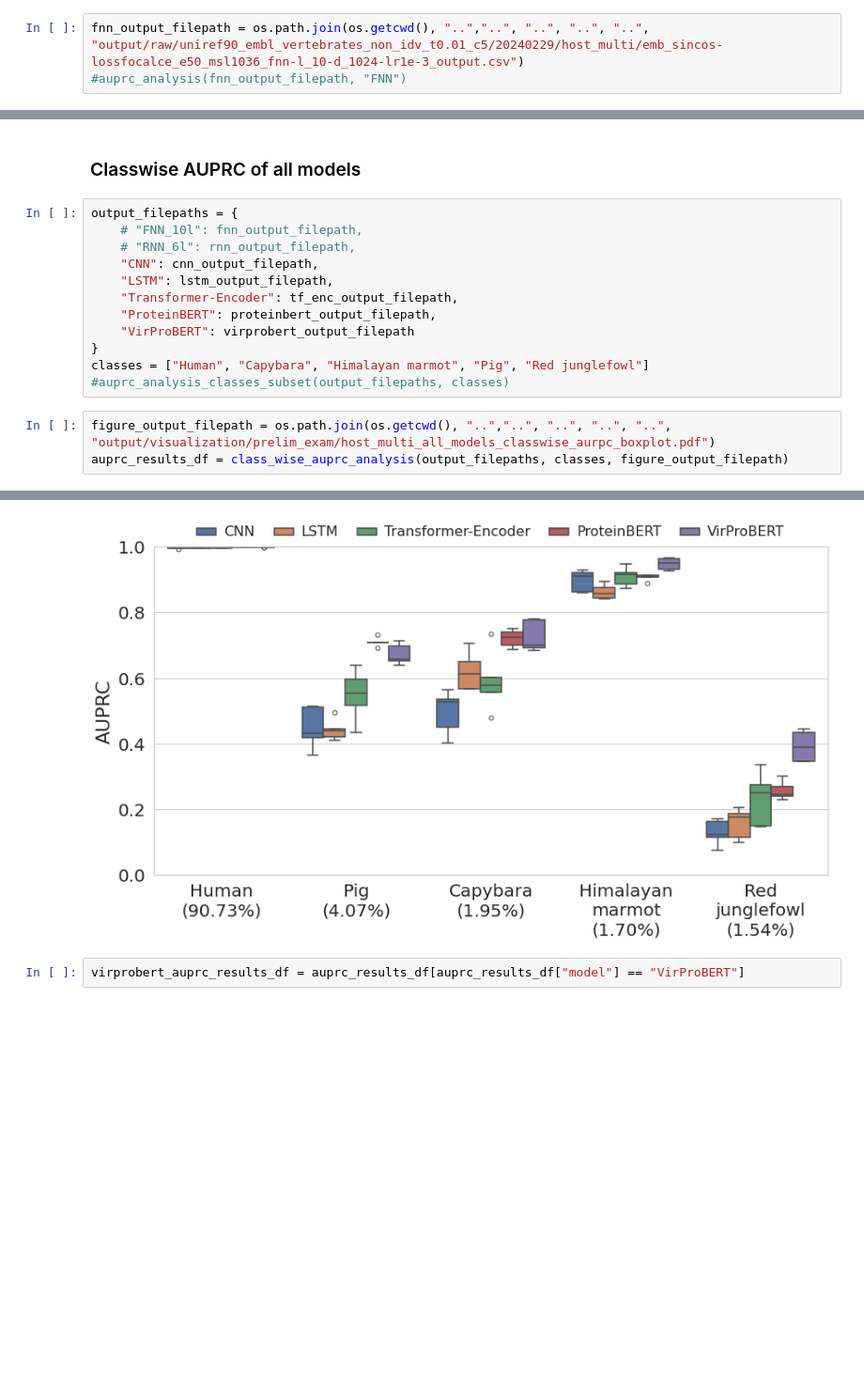
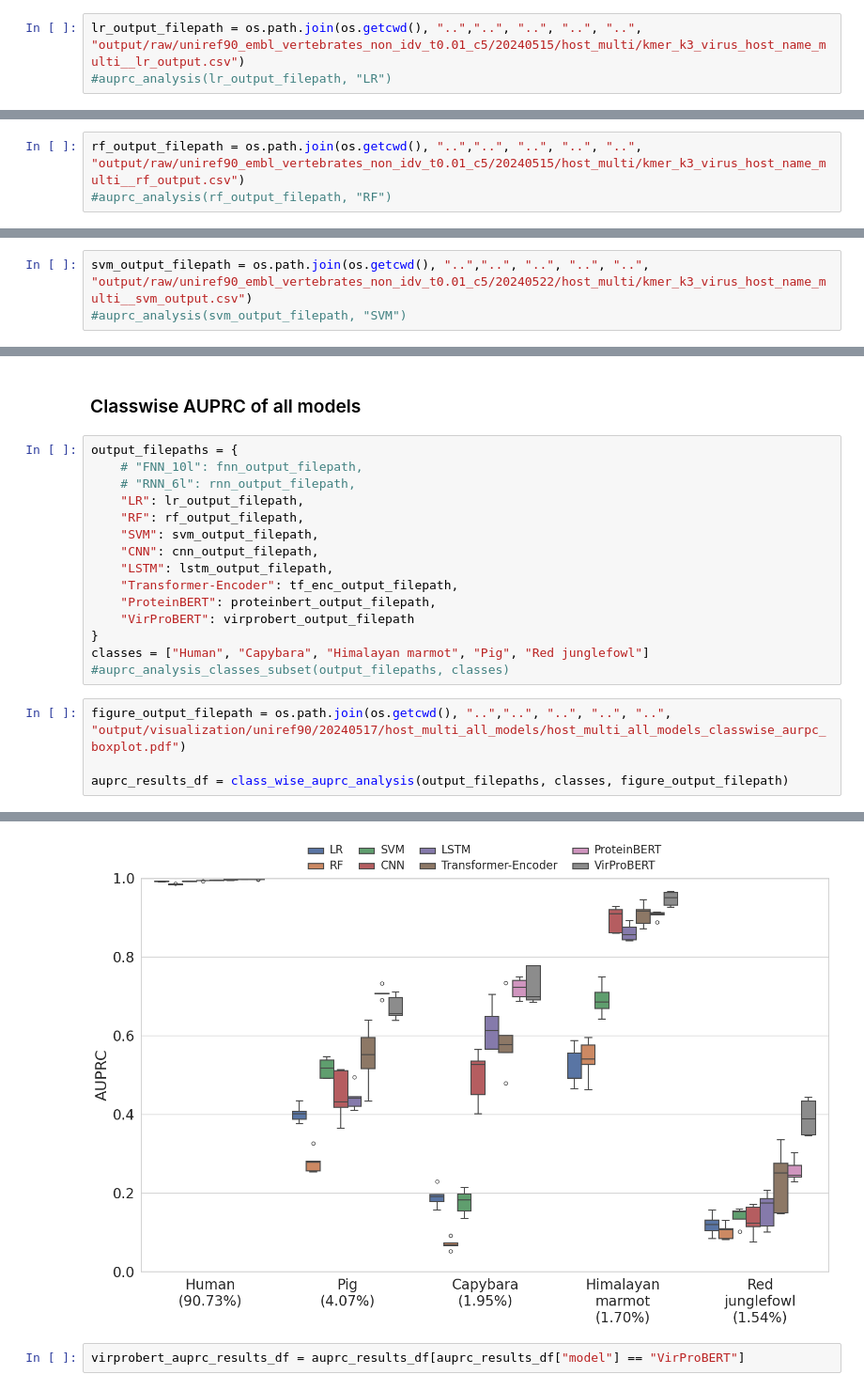
Before and after one commit to NSF-COMPASS-Center/HAVEN, a Jupyter notebook: src/jupyter_notebooks/results-analysis/uniref90/embl/uniref90_all_models_auprc_analysis.ipynb, the cells around one changed output, grey strips where cells are left out. Shown: that part at 94% size. Drawn from its saved outputs; the diff is of its cells as text; blank space fills up the shorter version.

Commit message:
updated box plots

```diff
--- a/src/jupyter_notebooks/results-analysis/uniref90/embl/uniref90_all_models_auprc_analysis.ipynb
+++ b/src/jupyter_notebooks/results-analysis/uniref90/embl/uniref90_all_models_auprc_analysis.ipynb
@@ -191,3 +204,3 @@ def class_wise_auprc_analysis(output_filepaths, classes, figure_output_filepath)
 # %%
-fnn_output_filepath = os.path.join(os.getcwd(), "..","..", "..", "..", "..", "output/raw/uniref90_embl_vertebrates_non_idv_t0.01_c5/20240229/host_multi/emb_sincos-lossfocalce_e50_msl1036_fnn-l_10-d_1024-lr1e-3_output.csv")
-#auprc_analysis(fnn_output_filepath, "FNN")
+lr_output_filepath = os.path.join(os.getcwd(), "..","..", "..", "..", "..", "output/raw/uniref90_embl_vertebrates_non_idv_t0.01_c5/20240515/host_multi/kmer_k3_virus_host_name_multi__lr_output.csv")
+#auprc_analysis(lr_output_filepath, "LR")
@@ -193,0 +209,3 @@ fnn_output_filepath = os.path.join(os.getcwd(), "..","..", "..", "..", "..", "ou
+# %%
+rf_output_filepath = os.path.join(os.getcwd(), "..","..", "..", "..", "..", "output/raw/uniref90_embl_vertebrates_non_idv_t0.01_c5/20240515/host_multi/kmer_k3_virus_host_name_multi__rf_output.csv")
+#auprc_analysis(rf_output_filepath, "RF")
@@ -193,0 +214,3 @@ fnn_output_filepath = os.path.join(os.getcwd(), "..","..", "..", "..", "..", "ou
+# %%
+svm_output_filepath = os.path.join(os.getcwd(), "..","..", "..", "..", "..", "output/raw/uniref90_embl_vertebrates_non_idv_t0.01_c5/20240522/host_multi/kmer_k3_virus_host_name_multi__svm_output.csv")
+#auprc_analysis(svm_output_filepath, "SVM")
@@ -227,6 +255,9 @@ virprobert_output_filepath = os.path.join(os.getcwd(), "..","..", "..", "..", ".
 output_filepaths = {
     # "FNN_10l": fnn_output_filepath,
     # "RNN_6l": rnn_output_filepath,
+    "LR": lr_output_filepath,
+    "RF": rf_output_filepath,
+    "SVM": svm_output_filepath,
     "CNN": cnn_output_filepath,
     "LSTM": lstm_output_filepath,
     "Transformer-Encoder": tf_enc_output_filepath,
@@ -236,6 +267,7 @@ output_filepaths = {
 classes = ["Human", "Capybara", "Himalayan marmot", "Pig", "Red junglefowl"]
 #auprc_analysis_classes_subset(output_filepaths, classes)
 # %%
-figure_output_filepath = os.path.join(os.getcwd(), "..","..", "..", "..", "..", "output/visualization/prelim_exam/host_multi_all_models_classwise_aurpc_boxplot.pdf")
+figure_output_filepath = os.path.join(os.getcwd(), "..","..", "..", "..", "..", "output/visualization/uniref90/20240517/host_multi_all_models/host_multi_all_models_classwise_aurpc_boxplot.pdf")
+
 auprc_results_df = class_wise_auprc_analysis(output_filepaths, classes, figure_output_filepath)
 # %% [output]
@@ -248,4 +283,4 @@ Read output VirProBERT = (15860, 7)
-[figure, old version]
+[figure, new version]
 # %%
 virprobert_auprc_results_df = auprc_results_df[auprc_results_df["model"] == "VirProBERT"]
 # %%
```
Also changed, not shown: parts of 11 cells of this notebook, 3 other files.
